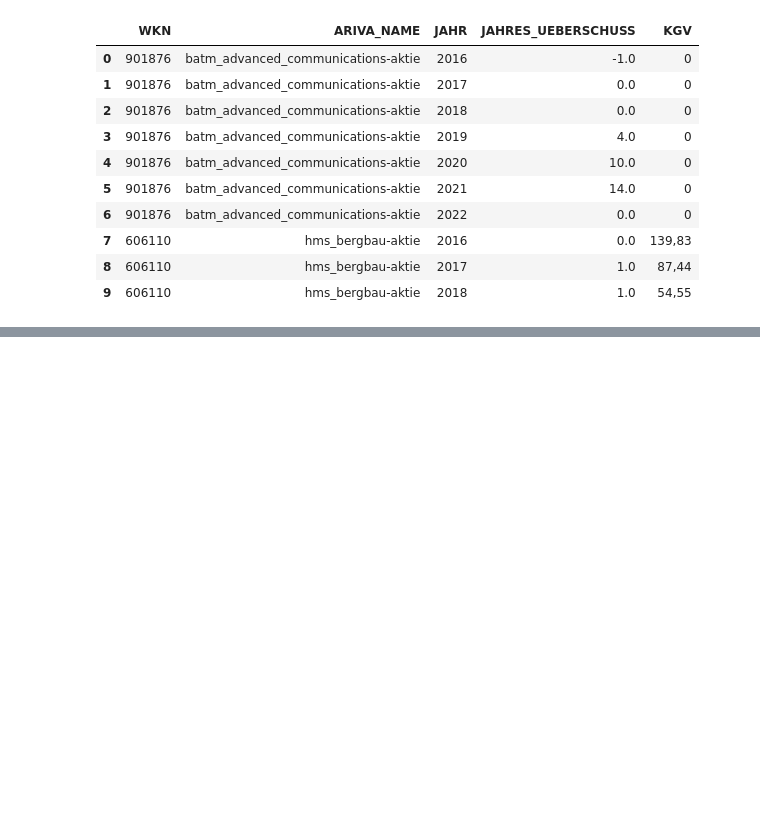
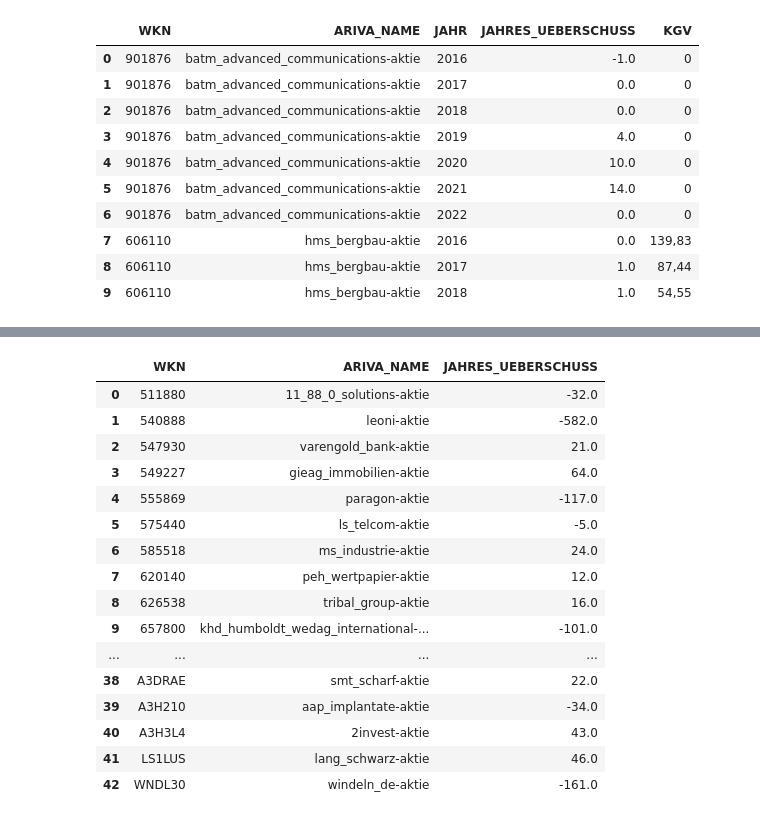
Before and after one commit to Wade-Sys/small_caps, a Jupyter notebook: main.ipynb, the cells around one changed output, grey strips where cells are left out. Saved outputs shown, nothing was run; the diff lists cells and outputs as text; code cells hidden in the pictures; blank space fills up the shorter version.

```diff
--- a/main.ipynb
+++ b/main.ipynb
@@ -177,0 +254,20 @@ df_faknz_2.head(30)
+# %%
+df_faknz_4[df_faknz_4['GEWINN_RATING'] > 3].groupby(['WKN','ARIVA_NAME']).agg({'JAHRES_UEBERSCHUSS':'sum'}).reset_index()
+# %% [output]
+|  | WKN | ARIVA_NAME | JAHRES_UEBERSCHUSS |
+| 0 | 511880 | 11_88_0_solutions-aktie | -32.0 |
+| 1 | 540888 | leoni-aktie | -582.0 |
+| 2 | 547930 | varengold_bank-aktie | 21.0 |
+| 3 | 549227 | gieag_immobilien-aktie | 64.0 |
+| 4 | 555869 | paragon-aktie | -117.0 |
+| 5 | 575440 | ls_telcom-aktie | -5.0 |
+| 6 | 585518 | ms_industrie-aktie | 24.0 |
+| 7 | 620140 | peh_wertpapier-aktie | 12.0 |
+| 8 | 626538 | tribal_group-aktie | 16.0 |
+| 9 | 657800 | khd_humboldt_wedag_international-... | -101.0 |
+| ... | ... | ... | ... |
+| 38 | A3DRAE | smt_scharf-aktie | 22.0 |
+| 39 | A3H210 | aap_implantate-aktie | -34.0 |
+| 40 | A3H3L4 | 2invest-aktie | 43.0 |
+| 41 | LS1LUS | lang_schwarz-aktie | 46.0 |
+| 42 | WNDL30 | windeln_de-aktie | -161.0 |
```
Also changed, not shown: parts of 13 cells of this notebook, 2 other files.
